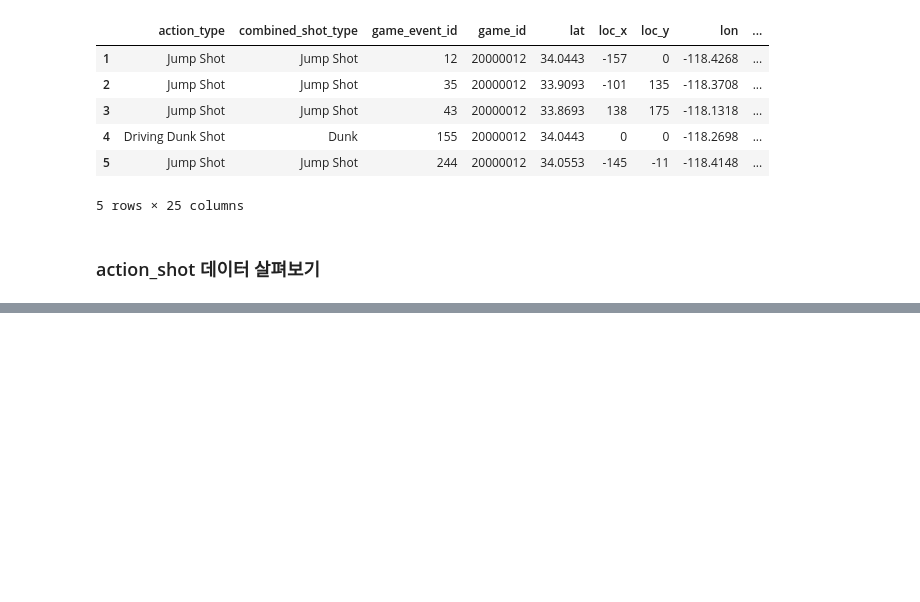
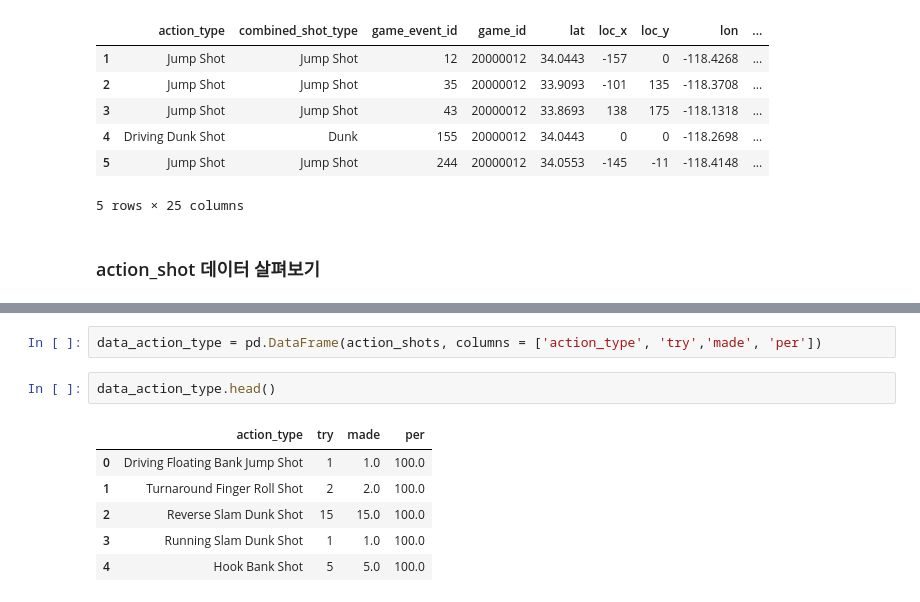
Before and after one commit to namsoojang/Play_with_Data_2nd, a Jupyter notebook: 개인공유/장남수/4강머신러닝_코비슛/코비슛성공예측.ipynb, the cells around one changed output, grey strips where cells are left out. Cells and saved outputs as stored; diff of their text form; blank space fills up the shorter version.

```diff
--- a/개인공유/장남수/4강머신러닝_코비슛/코비슛성공예측.ipynb
+++ b/개인공유/장남수/4강머신러닝_코비슛/코비슛성공예측.ipynb
@@ -146,0 +150,11 @@ for shot in action_shots:
+# %%
+data_action_type = pd.DataFrame(action_shots, columns = ['action_type', 'try','made', 'per'])
+# %%
+data_action_type.head()
+# %% [output]
+|  | action_type | try | made | per |
+| 0 | Driving Floating Bank Jump Shot | 1 | 1.0 | 100.0 |
+| 1 | Turnaround Finger Roll Shot | 2 | 2.0 | 100.0 |
+| 2 | Reverse Slam Dunk Shot | 15 | 15.0 | 100.0 |
+| 3 | Running Slam Dunk Shot | 1 | 1.0 | 100.0 |
+| 4 | Hook Bank Shot | 5 | 5.0 | 100.0 |
```
Also changed, not shown: parts of 8 cells of this notebook.
